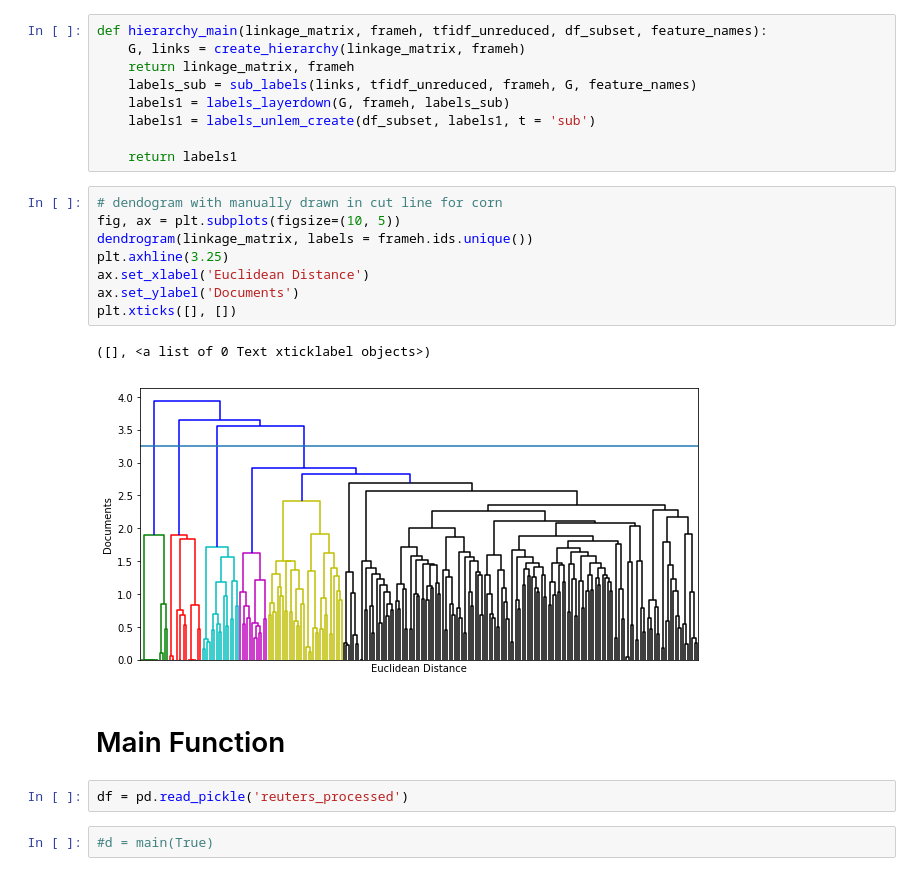
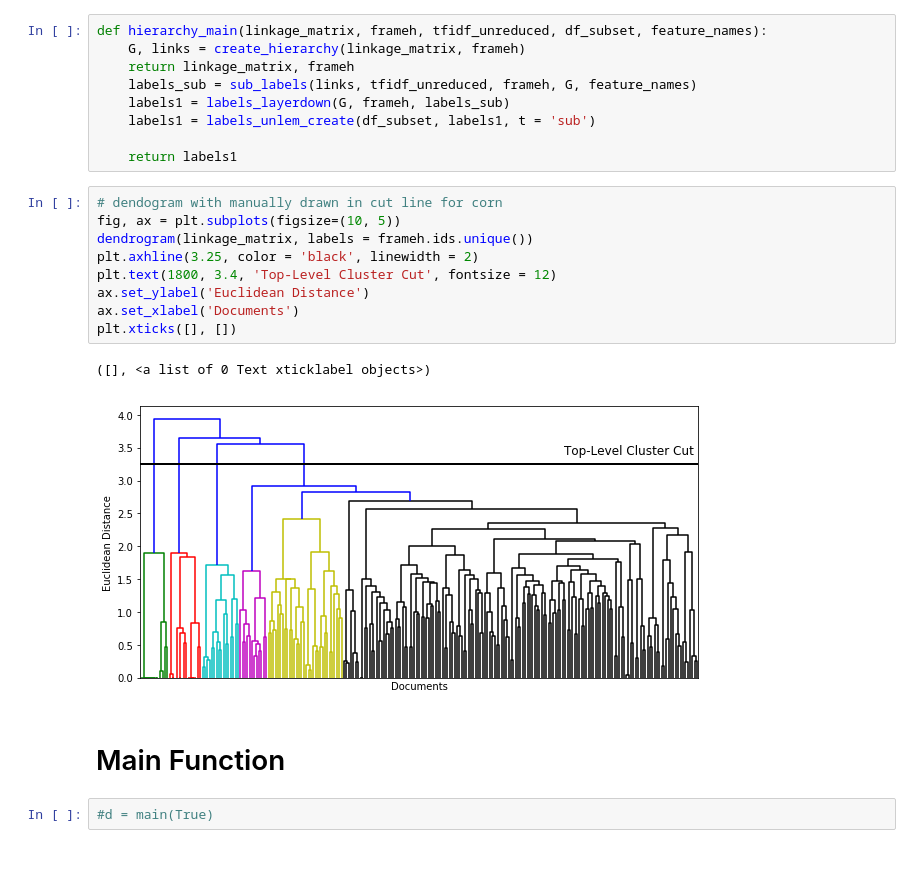
Before and after one commit to katrina906/DS5230, a Jupyter notebook: hierarchial.ipynb, the cells around one changed output. Cells and saved outputs as stored; diff of their text form.

```diff
--- a/hierarchial.ipynb
+++ b/hierarchial.ipynb
@@ -575,18 +575,17 @@ def hierarchy_main(linkage_matrix, frameh, tfidf_unreduced, df_subset, feature_n
 # %%
 # dendogram with manually drawn in cut line for corn
 fig, ax = plt.subplots(figsize=(10, 5))
 dendrogram(linkage_matrix, labels = frameh.ids.unique())
-plt.axhline(3.25)
-ax.set_xlabel('Euclidean Distance')
-ax.set_ylabel('Documents')
+plt.axhline(3.25, color = 'black', linewidth = 2)
+plt.text(1800, 3.4, 'Top-Level Cluster Cut', fontsize = 12)
+ax.set_ylabel('Euclidean Distance')
+ax.set_xlabel('Documents')
 plt.xticks([], [])
 # %% [output]
 ([], <a list of 0 Text xticklabel objects>)
-[figure, old version]
+[figure, new version]
 # %% [markdown]
 # Main Function
-# %%
-df = pd.read_pickle('reuters_processed')
 # %%
 #d = main(True)
 # %%
```
Also changed, not shown: parts of 3 cells of this notebook.
